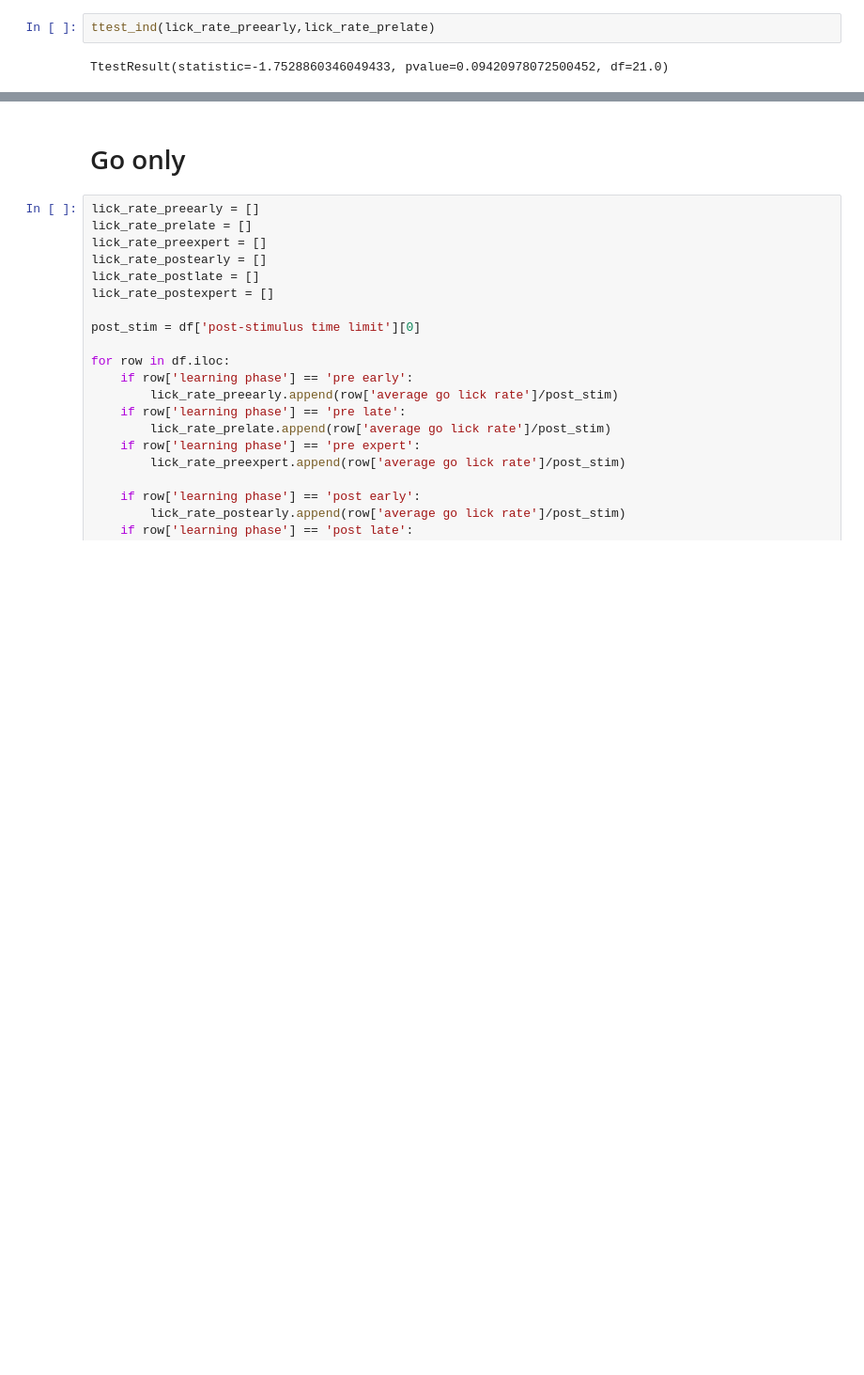
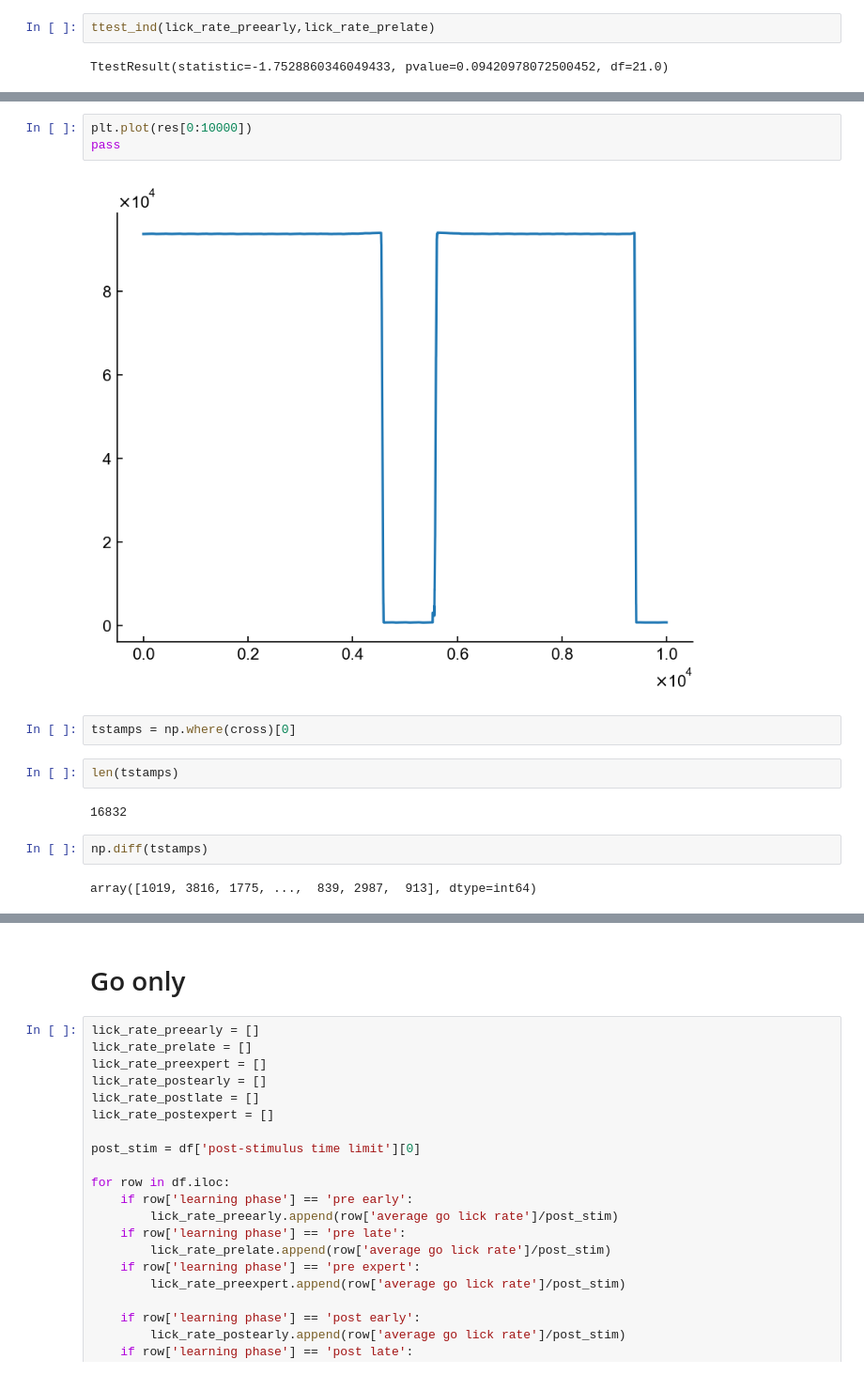
Before and after one commit to InsanallyLab/TothSidleck2024, a Jupyter notebook: Notebooks/Reviewer 2/Lick Rate Over Learning - anticipatory.ipynb, the cells around one changed output, grey strips where cells are left out. Shown at 94% size. Cells and saved outputs as stored; diff of their text form; blank space fills up the shorter version.

```diff
--- a/Notebooks/Reviewer 2/Lick Rate Over Learning - anticipatory.ipynb
+++ b/Notebooks/Reviewer 2/Lick Rate Over Learning - anticipatory.ipynb
@@ -561,0 +679,15 @@ len(lick_rate_preearly)
+# %%
+plt.plot(res[0:10000])
+pass
+# %% [output]
+[figure, added]
+# %%
+tstamps = np.where(cross)[0]
+# %%
+len(tstamps)
+# %% [output]
+16832
+# %%
+np.diff(tstamps)
+# %% [output]
+array([1019, 3816, 1775, ...,  839, 2987,  913], dtype=int64)
```
Also changed, not shown: parts of 22 cells of this notebook, 2 other files.
